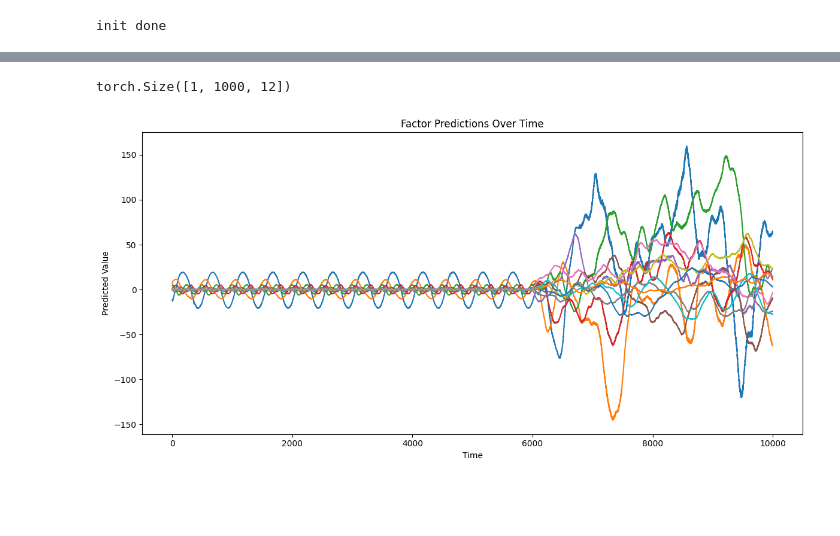
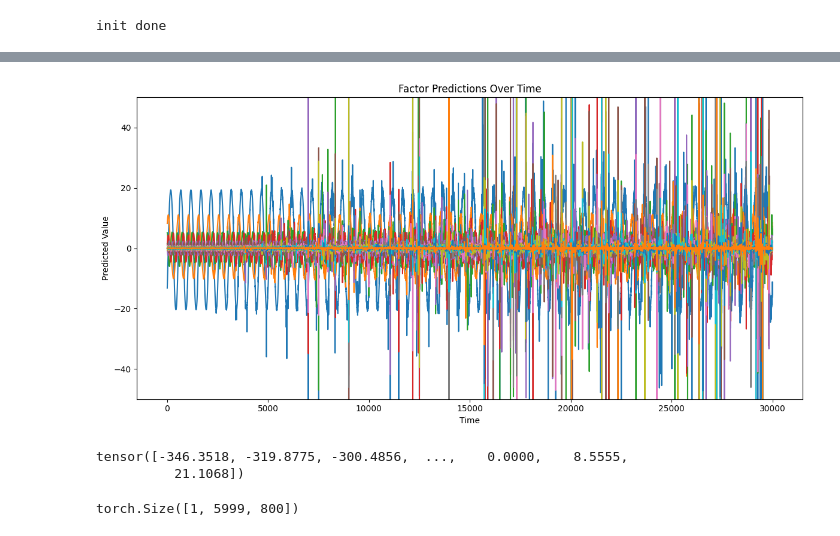
Before and after one commit to ZachLoschin/SpikingNerualNetworks, a Jupyter notebook: Training/Depaq-Cycling.ipynb, the cells around one changed output, grey strips where cells are left out. Cells and saved outputs as stored; diff of their text form; code cells hidden in the pictures; blank space fills up the shorter version.

```diff
--- a/Training/Depaq-Cycling.ipynb
+++ b/Training/Depaq-Cycling.ipynb
@@ -52,5 +52,5 @@ plt.show()
 [figure]
 # %%
 # Generate more training data
-n = 5
+n = 15
 factors = factors.repeat((n, 1))  # shape (n * 2000, 12)
@@ -195,25 +303,31 @@ Time step 9000/9999
-# %%
-factor_pred_rec.size()
-# %% [output]
-torch.Size([1, 1000, 12])
 # %%
 import matplotlib.pyplot as plt
 
 # Remove batch dimension: (1, 1000, 12) -> (1000, 12)
 factor_pred_np = factor_pred_rec.squeeze(0).detach().cpu().numpy()
 
 # Plot each factor over time
 plt.figure(figsize=(12, 6))
 for i in range(factor_pred_np.shape[1]):  # loop over 12 factors
     plt.plot(factor_pred_np[:, i], label=f'Factor {i+1}')
 
 plt.xlabel('Time')
 plt.ylabel('Predicted Value')
 plt.title('Factor Predictions Over Time')
+plt.ylim(-50,50)
 plt.tight_layout()
 plt.show()
 # %% [output]
-[figure, old version]
+[figure, new version]
+# %%
+mem_rec[0,:,0]
+# %% [output]
+tensor([-346.3518, -319.8775, -300.4856,  ...,    0.0000,    8.5555,
+          21.1068])
+# %%
+spk_rec.size()
+# %% [output]
+torch.Size([1, 5999, 800])
 # %%
 fig=plt.figure(dpi=100)
 plot_voltage_traces(mem_rec, spk_rec)
```
Also changed, not shown: parts of 7 cells of this notebook.
